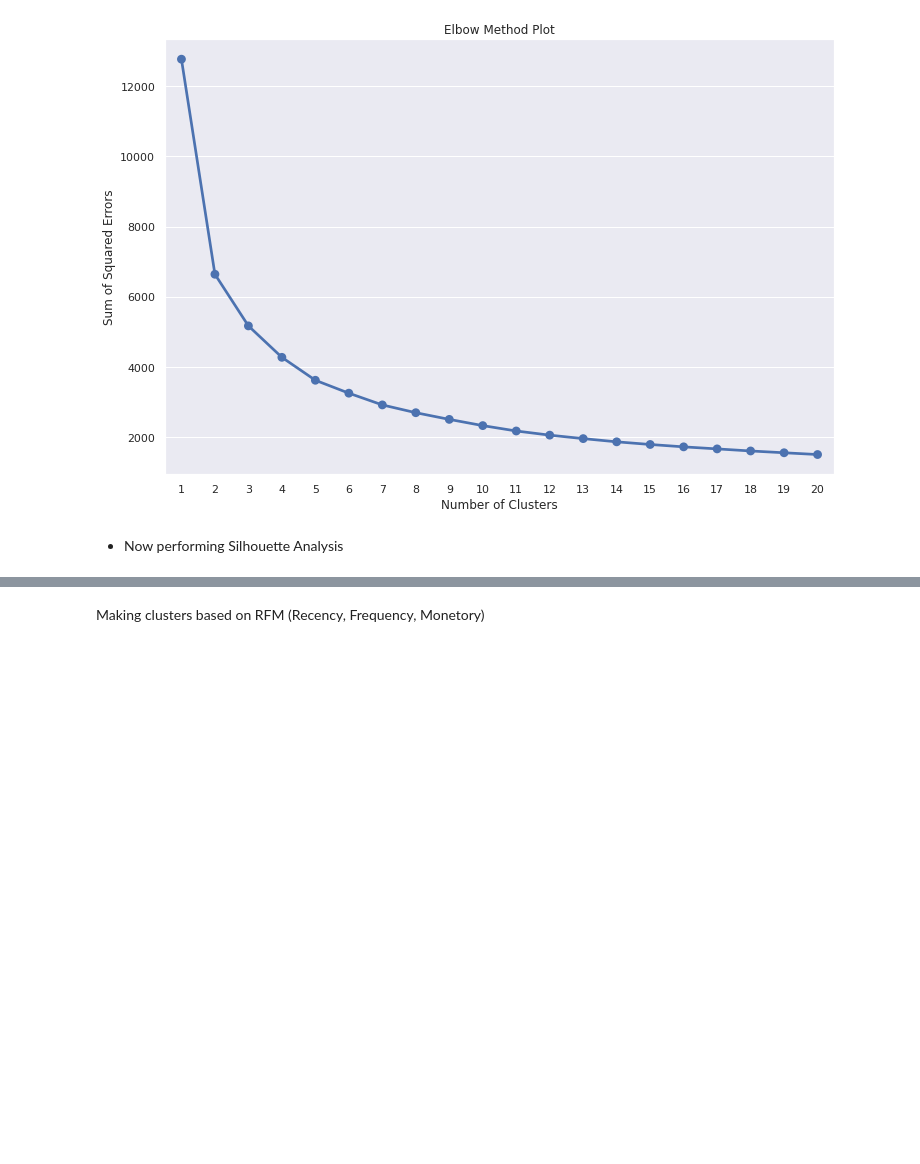
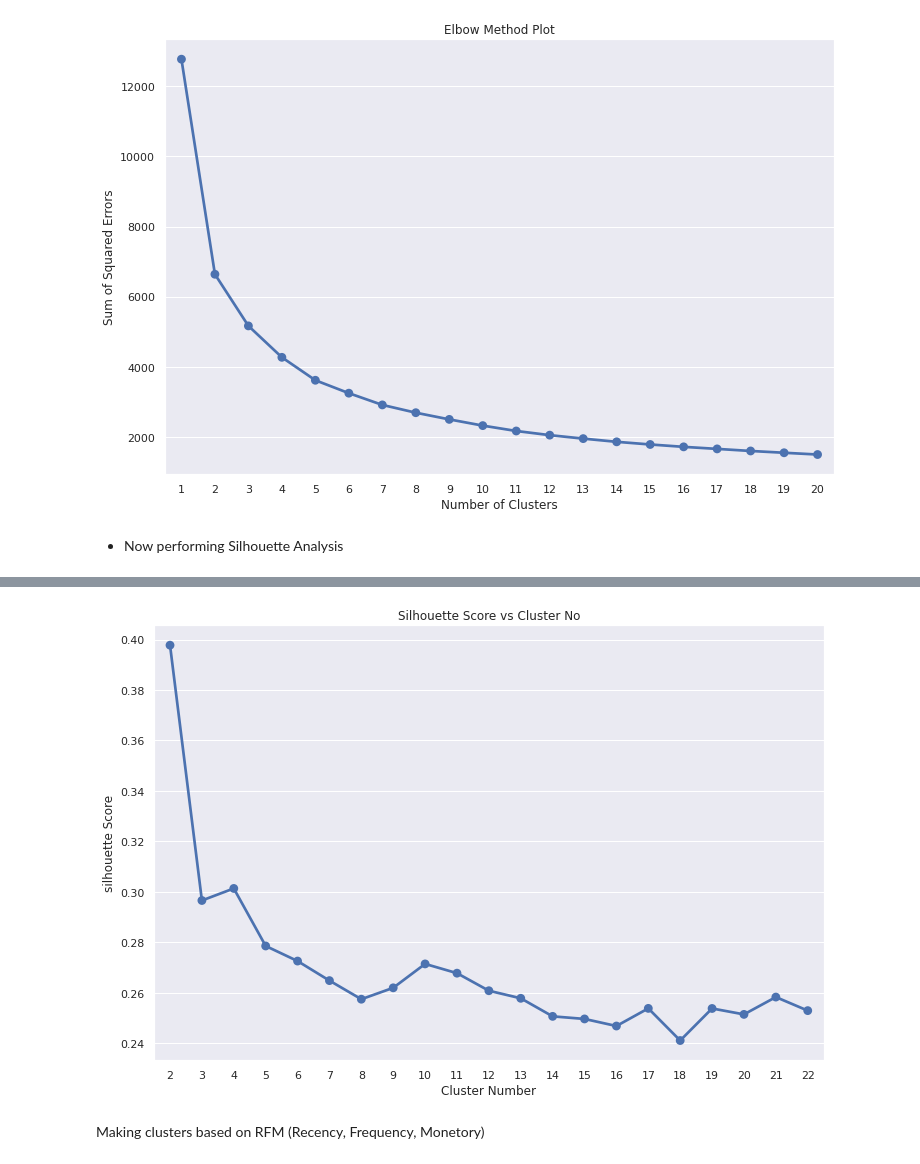
Before and after one commit to sankettgorey/Customer-Segmentation, a Jupyter notebook: Copy_of_Copy_of_Online_Retail_Customer_Segmentation_Capstone_Project.ipynb, the cells around one changed output, grey strips where cells are left out. Cells and saved outputs as stored; diff of their text form; code cells hidden in the pictures; blank space fills up the shorter version.

```diff
--- a/Copy_of_Copy_of_Online_Retail_Customer_Segmentation_Capstone_Project.ipynb
+++ b/Copy_of_Copy_of_Online_Retail_Customer_Segmentation_Capstone_Project.ipynb
@@ -713,13 +731,23 @@ plt.ylabel('Sum of Squared Errors');
 # %%
 # Silhouette Analysis
+
 from sklearn.metrics import silhouette_score
 from sklearn.metrics import silhouette_samples, silhouette_score
+
+# defining emepty list to append cluster no
+cluster_no = []
+
+# defining silhouette list to append silhouette score value
+silhouette = []
+
 range_n_clusters = list(range(2, 23))
 for n_clusters in range_n_clusters:
+    cluster_no.append(n_clusters)
     clusterer = KMeans(n_clusters=n_clusters)
     preds = clusterer.fit_predict(final_df_scaled)
     centers = clusterer.cluster_centers_
 
     score = silhouette_score(final_df_scaled, preds)
+    silhouette.append(score)
     print("For n_clusters = {}, silhouette score is {}".format(n_clusters, score))
 # %% [output]
@@ -743,3 +880,10 @@ For n_clusters = 22, silhouette score is 0.2539958196367662
+# %%
+sns.pointplot(cluster_no, silhouette);
+plt.xlabel('Cluster Number');
+plt.ylabel('silhouette Score');
+plt.title('Silhouette Score vs Cluster No');
+# %% [output]
+[figure, added]
 # %% [markdown]
 Making clusters based on RFM (Recency, Frequency, Monetory)
 # %%
```
Also changed, not shown: parts of 27 cells of this notebook.
